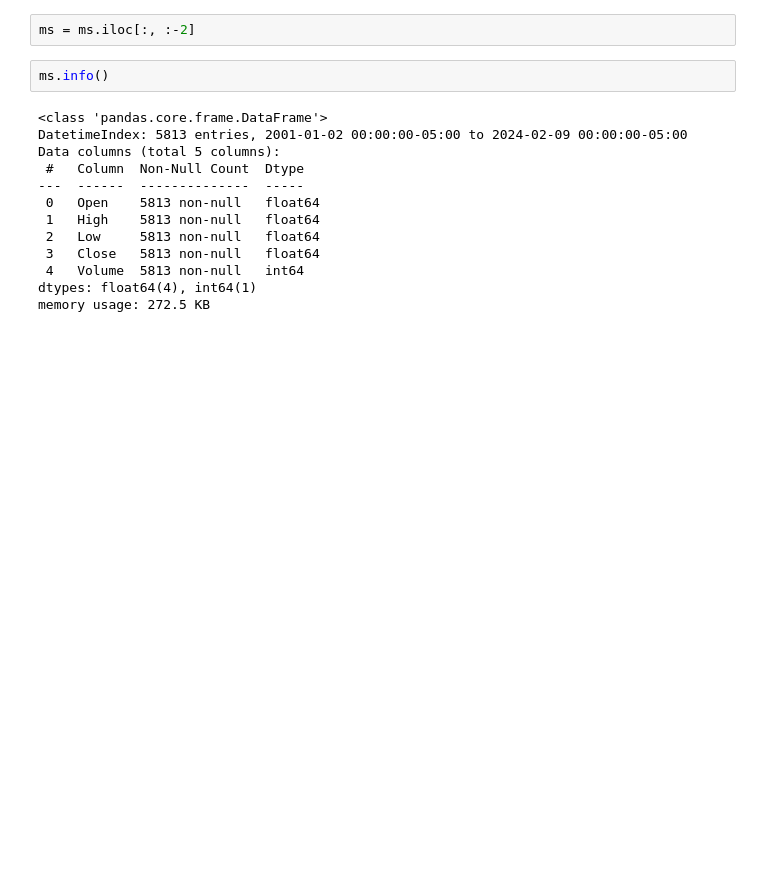
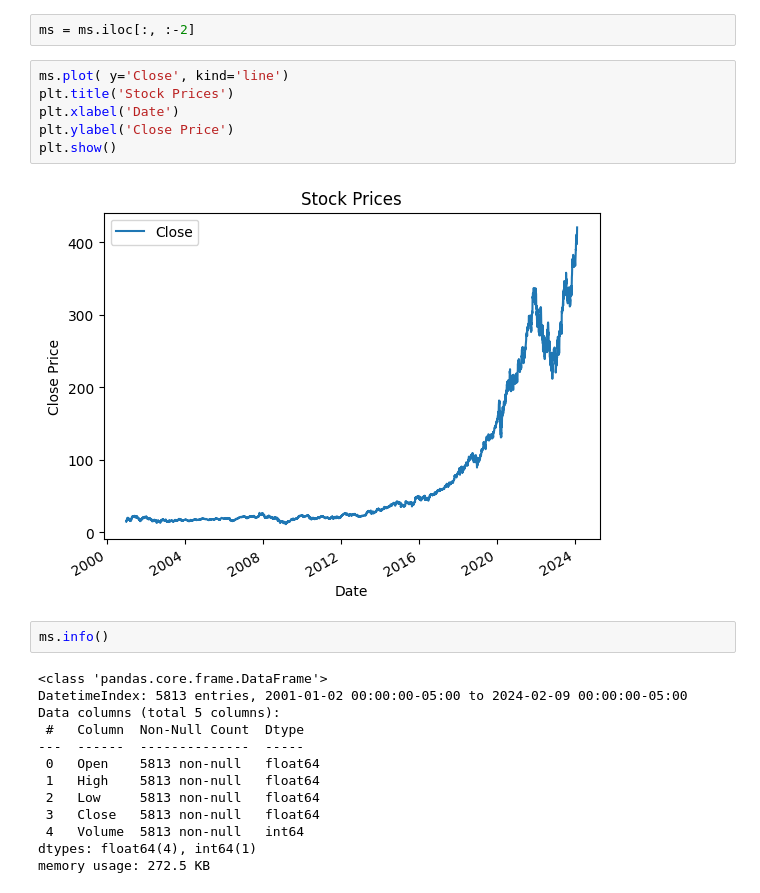
Before and after one commit to GrzegorzPus/Volatility-modeling-of-financial-instruments, a Jupyter notebook: Volatility modeling-Microsoft.ipynb, the cells around one changed output. Saved outputs shown, nothing was run; the diff lists cells and outputs as text; blank space fills up the shorter version.

```diff
--- a/Volatility modeling-Microsoft.ipynb
+++ b/Volatility modeling-Microsoft.ipynb
@@ -51,5 +51,13 @@ ms.head()
 # %%
 ms = ms.iloc[:, :-2]
+# %%
+ms.plot( y='Close', kind='line')
+plt.title('Stock Prices')
+plt.xlabel('Date')
+plt.ylabel('Close Price')
+plt.show()
+# %% [output]
+[figure, added]
 # %%
 ms.info()
 # %% [output]
```
Also changed, not shown: parts of 8 cells of this notebook.
